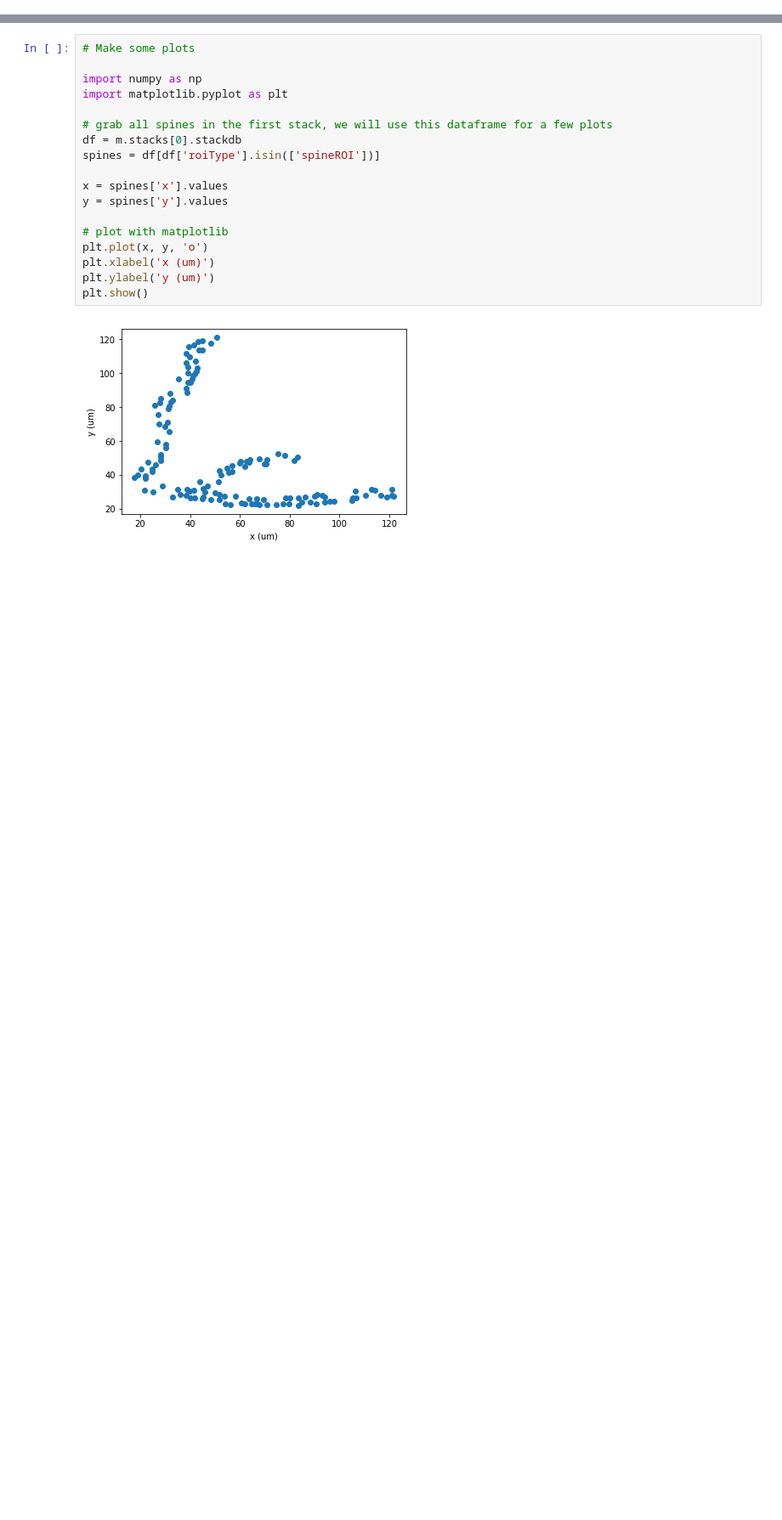
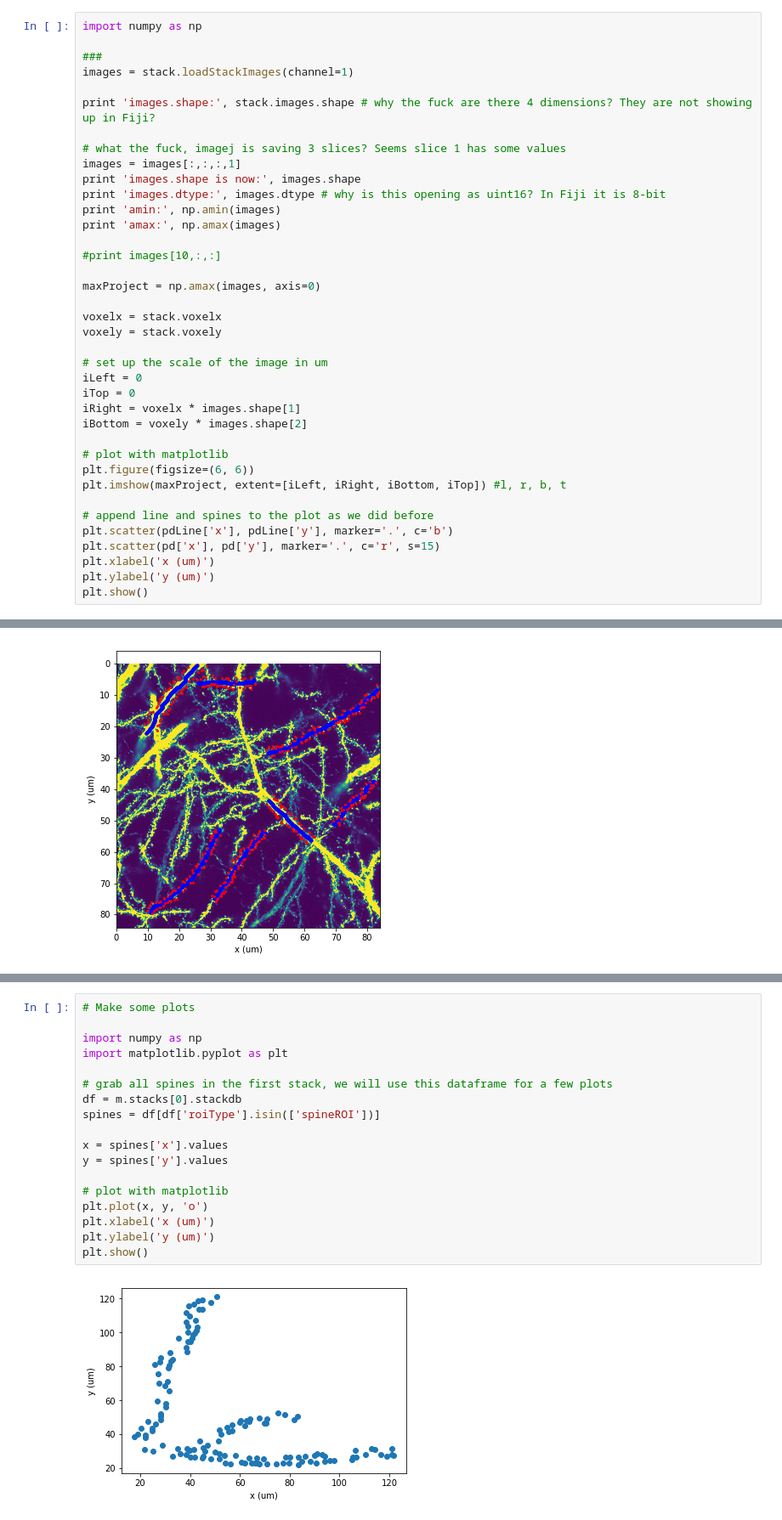
Before and after one commit to cudmore/PyMapManager, a Jupyter notebook: PyMapManager/examples/stack.ipynb, the cells around one changed output, grey strips where cells are left out. Shown at 85% size. Cells and saved outputs as stored; diff of their text form; blank space fills up the shorter version.

```diff
--- a/PyMapManager/examples/stack.ipynb
+++ b/PyMapManager/examples/stack.ipynb
@@ -0,0 +109,39 @@
+# %%
+import numpy as np
+
+###
+images = stack.loadStackImages(channel=1)
+
+print 'images.shape:', stack.images.shape # why the fuck are there 4 dimensions? They are not showing up in Fiji?
+
+# what the fuck, imagej is saving 3 slices? Seems slice 1 has some values
+images = images[:,:,:,1]
+print 'images.shape is now:', images.shape
+print 'images.dtype:', images.dtype # why is this opening as uint16? In Fiji it is 8-bit
+print 'amin:', np.amin(images)
+print 'amax:', np.amax(images)
+
+#print images[10,:,:]
+
+maxProject = np.amax(images, axis=0)
+
+voxelx = stack.voxelx
+voxely = stack.voxely
+
+# set up the scale of the image in um
+iLeft = 0
+iTop = 0
+iRight = voxelx * images.shape[1]
+iBottom = voxely * images.shape[2]
+
+# plot with matplotlib
+plt.figure(figsize=(6, 6))
+plt.imshow(maxProject, extent=[iLeft, iRight, iBottom, iTop]) #l, r, b, t
+
+# append line and spines to the plot as we did before
+plt.scatter(pdLine['x'], pdLine['y'], marker='.', c='b')
+plt.scatter(pd['x'], pd['y'], marker='.', c='r', s=15)
+plt.xlabel('x (um)')
+plt.ylabel('y (um)')
+plt.show()
+# %% [output]
@@ -1 +155,2 @@
+[figure, added]
 # %% [markdown]
```
Also changed, not shown: parts of 17 cells of this notebook, 16 other files.
